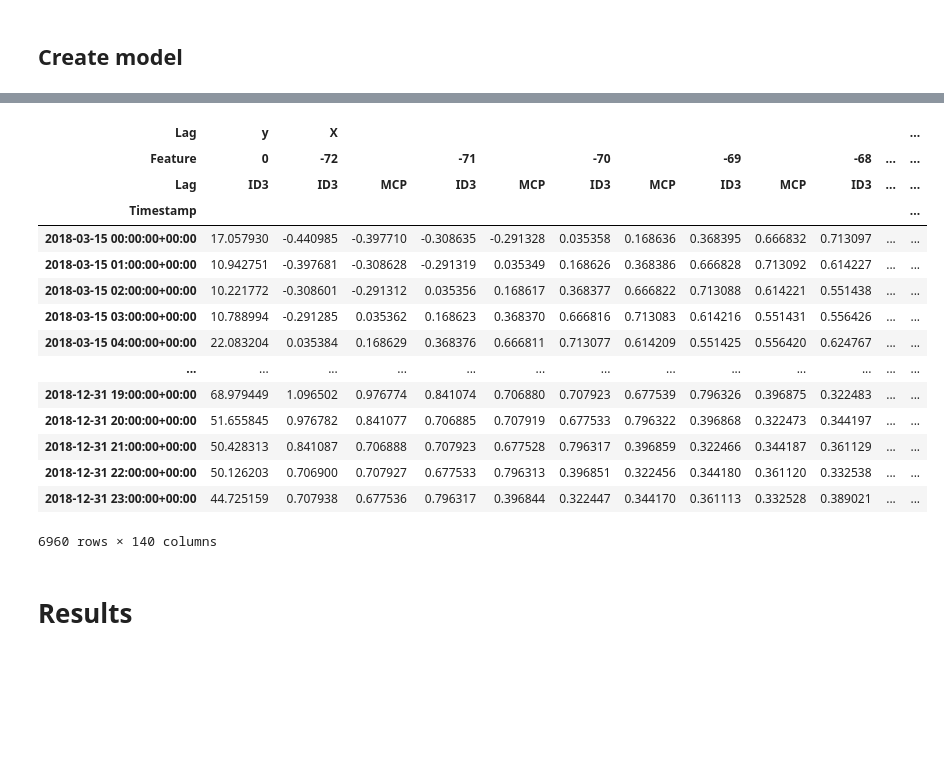
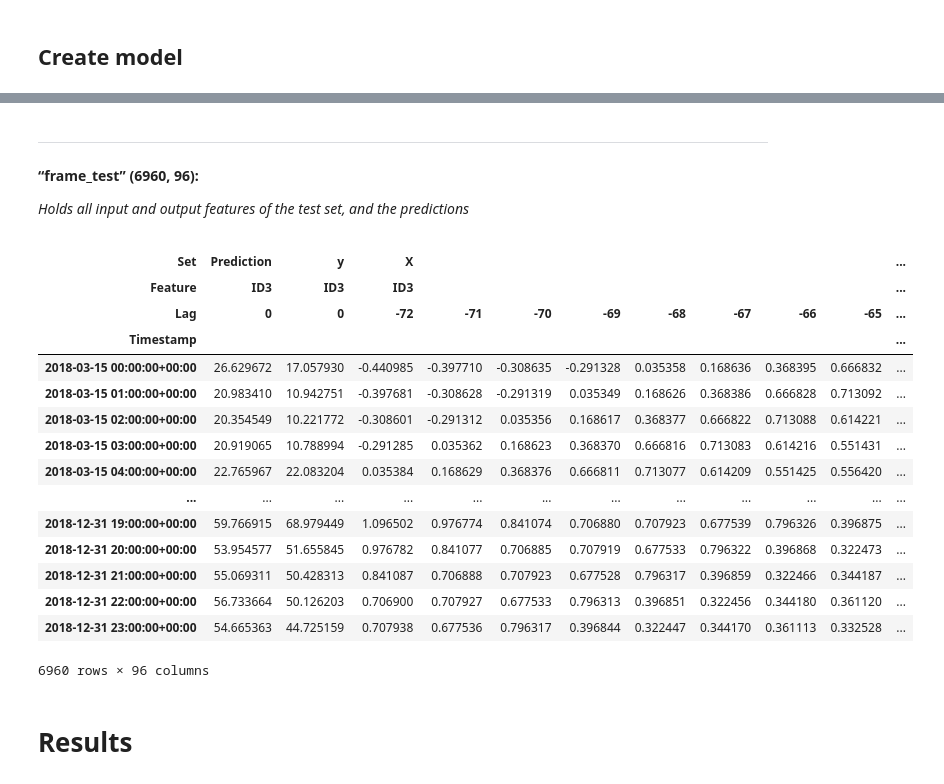
Before and after one commit to timovijn/ElectricityPriceForecasting, a Jupyter notebook: forecasting/forecasting.ipynb, the cells around one changed output, grey strips where cells are left out. Cells and saved outputs as stored; diff of their text form; code cells hidden in the pictures; blank space fills up the shorter version.

```diff
--- a/forecasting/forecasting.ipynb
+++ b/forecasting/forecasting.ipynb
@@ -566,7 +658,7 @@ def model_GRU():
 
     model = Sequential()
 
-    model.add(GRU(LATENT_DIM, input_shape = (len(lag_X), len(X.columns))))
+    model.add(GRU(LATENT_DIM, input_shape = (len(lag), len(feature_X))))
 
     model.add(RepeatVector(HORIZON))
 
@@ -587,7 +679,7 @@ def model_MLP():
 
     model = Sequential()
 
-    model.add(Dense(200, activation = 'relu', kernel_initializer = 'he_normal', input_shape = (frame_train['X'].shape[1],)))
+    model.add(Dense(200, activation = 'relu', kernel_initializer = 'he_normal', input_shape = (len(frame_train['X'].columns),)))
 
     model.add(Dense(100, activation = 'relu', kernel_initializer = 'he_normal'))
 
@@ -602,15 +694,24 @@ def learn(model):
 
     from keras.callbacks import EarlyStopping
 
-    earlystop = EarlyStopping(monitor = 'val_loss', mode = 'min', patience = 5, verbose = 1)
+    earlystop = EarlyStopping       (
+                                    monitor = 'val_loss',
+                                    mode = 'min',
+                                    patience = 10,
+                                    verbose = 1,
+                                    )
 
-    history = model.fit(    X_train,
-                            np.array(frame_train['y']),
+    history = model.fit     (
+                            X_train,
+                            y_train,
                             batch_size = BATCH_SIZE,
                             epochs = EPOCHS,
-                            validation_data = (X_val, frame_val['y']),
+                            validation_data =   (
+                                                X_val,
+                                                y_val,
+                                                ),
                             callbacks = [earlystop],
-                            verbose = 1
+                            verbose = 1,
                             )
 
     # summarize history for accuracy
@@ -666,7 +767,7 @@ if model_sel == 'GRU':
 
 if model_sel == 'MLP':
 
-    X_train, y_train, X_test, y_test, X_val, y_val = three_dim_tensor(frame_train, frame_test, frame_val)
+    X_train, y_train, X_test, y_test, X_val, y_val = two_dim_tensor(frame_train, frame_test, frame_val)
 
     model = model_MLP()
 
@@ -700,39 +862,44 @@ if model_sel == 'LASSO':
 # %%
 
 # ———————————————————————————————————————————————————————————————————————————————————————————————————— #
 
-predictions = pd.DataFrame(index = frame_test.index, columns = pd.MultiIndex.from_product([['Prediction'], y.columns, lag_y], names = ['Type', 'Feature', 'Lag']))
+predictions = pd.DataFrame().reindex_like(frame_test['y'])
+
+predictions = pd.concat([predictions], keys = ['Prediction'], names = ['Set'], axis = 1)
 
 # ———————————————————————————————————————————————————————————————————————————————————————————————————— #
 
-frame_test = pd.merge(frame_test, predictions, left_index = True, right_index = True)
+frame_test = pd.merge(predictions, frame_test, left_index = True, right_index = True)
 
 frame_test['Prediction'] = model.predict(X_test)
 
 frame_test['Prediction'] = y_scaler.inverse_transform(frame_test['Prediction'])
 
 frame_test['y'] = y_scaler.inverse_transform(frame_test['y'])
 
 # ———————————————————————————————————————————————————————————————————————————————————————————————————— #
 
+display(Markdown('***')), display(Markdown(f'**“frame_test” {(frame_test.shape)}:** <p> *Holds all input and output features of the test set, and the predictions*'))
 display(frame_test)
 # %% [output]
+***
+**“frame_test” (6960, 96):** <p> *Holds all input and output features of the test set, and the predictions*
-| Lag | y | X |  |  |  |  |  |  |  |  |  | ... |
-| Feature | 0 | -72 |  | -71 |  | -70 |  | -69 |  | -68 | ... | ... |
-| Lag | ID3 | ID3 | MCP | ID3 | MCP | ID3 | MCP | ID3 | MCP | ID3 | ... | ... |
-| Timestamp |  |  |  |  |  |  |  |  |  |  |  | ... |
-| 2018-03-15 00:00:00+00:00 | 17.057930 | -0.440985 | -0.397710 | -0.308635 | -0.291328 | 0.035358 | 0.168636 | 0.368395 | 0.666832 | 0.713097 | ... | ... |
-| 2018-03-15 01:00:00+00:00 | 10.942751 | -0.397681 | -0.308628 | -0.291319 | 0.035349 | 0.168626 | 0.368386 | 0.666828 | 0.713092 | 0.614227 | ... | ... |
-| 2018-03-15 02:00:00+00:00 | 10.221772 | -0.308601 | -0.291312 | 0.035356 | 0.168617 | 0.368377 | 0.666822 | 0.713088 | 0.614221 | 0.551438 | ... | ... |
-| 2018-03-15 03:00:00+00:00 | 10.788994 | -0.291285 | 0.035362 | 0.168623 | 0.368370 | 0.666816 | 0.713083 | 0.614216 | 0.551431 | 0.556426 | ... | ... |
-| 2018-03-15 04:00:00+00:00 | 22.083204 | 0.035384 | 0.168629 | 0.368376 | 0.666811 | 0.713077 | 0.614209 | 0.551425 | 0.556420 | 0.624767 | ... | ... |
-| ... | ... | ... | ... | ... | ... | ... | ... | ... | ... | ... | ... | ... |
-| 2018-12-31 19:00:00+00:00 | 68.979449 | 1.096502 | 0.976774 | 0.841074 | 0.706880 | 0.707923 | 0.677539 | 0.796326 | 0.396875 | 0.322483 | ... | ... |
-| 2018-12-31 20:00:00+00:00 | 51.655845 | 0.976782 | 0.841077 | 0.706885 | 0.707919 | 0.677533 | 0.796322 | 0.396868 | 0.322473 | 0.344197 | ... | ... |
-| 2018-12-31 21:00:00+00:00 | 50.428313 | 0.841087 | 0.706888 | 0.707923 | 0.677528 | 0.796317 | 0.396859 | 0.322466 | 0.344187 | 0.361129 | ... | ... |
-| 2018-12-31 22:00:00+00:00 | 50.126203 | 0.706900 | 0.707927 | 0.677533 | 0.796313 | 0.396851 | 0.322456 | 0.344180 | 0.361120 | 0.332538 | ... | ... |
-| 2018-12-31 23:00:00+00:00 | 44.725159 | 0.707938 | 0.677536 | 0.796317 | 0.396844 | 0.322447 | 0.344170 | 0.361113 | 0.332528 | 0.389021 | ... | ... |
+| Set | Prediction | y | X |  |  |  |  |  |  |  | ... |
+| Feature | ID3 | ID3 | ID3 |  |  |  |  |  |  |  | ... |
+| Lag | 0 | 0 | -72 | -71 | -70 | -69 | -68 | -67 | -66 | -65 | ... |
+| Timestamp |  |  |  |  |  |  |  |  |  |  | ... |
+| 2018-03-15 00:00:00+00:00 | 26.629672 | 17.057930 | -0.440985 | -0.397710 | -0.308635 | -0.291328 | 0.035358 | 0.168636 | 0.368395 | 0.666832 | ... |
+| 2018-03-15 01:00:00+00:00 | 20.983410 | 10.942751 | -0.397681 | -0.308628 | -0.291319 | 0.035349 | 0.168626 | 0.368386 | 0.666828 | 0.713092 | ... |
+| 2018-03-15 02:00:00+00:00 | 20.354549 | 10.221772 | -0.308601 | -0.291312 | 0.035356 | 0.168617 | 0.368377 | 0.666822 | 0.713088 | 0.614221 | ... |
+| 2018-03-15 03:00:00+00:00 | 20.919065 | 10.788994 | -0.291285 | 0.035362 | 0.168623 | 0.368370 | 0.666816 | 0.713083 | 0.614216 | 0.551431 | ... |
+| 2018-03-15 04:00:00+00:00 | 22.765967 | 22.083204 | 0.035384 | 0.168629 | 0.368376 | 0.666811 | 0.713077 | 0.614209 | 0.551425 | 0.556420 | ... |
+| ... | ... | ... | ... | ... | ... | ... | ... | ... | ... | ... | ... |
+| 2018-12-31 19:00:00+00:00 | 59.766915 | 68.979449 | 1.096502 | 0.976774 | 0.841074 | 0.706880 | 0.707923 | 0.677539 | 0.796326 | 0.396875 | ... |
+| 2018-12-31 20:00:00+00:00 | 53.954577 | 51.655845 | 0.976782 | 0.841077 | 0.706885 | 0.707919 | 0.677533 | 0.796322 | 0.396868 | 0.322473 | ... |
+| 2018-12-31 21:00:00+00:00 | 55.069311 | 50.428313 | 0.841087 | 0.706888 | 0.707923 | 0.677528 | 0.796317 | 0.396859 | 0.322466 | 0.344187 | ... |
+| 2018-12-31 22:00:00+00:00 | 56.733664 | 50.126203 | 0.706900 | 0.707927 | 0.677533 | 0.796313 | 0.396851 | 0.322456 | 0.344180 | 0.361120 | ... |
+| 2018-12-31 23:00:00+00:00 | 54.665363 | 44.725159 | 0.707938 | 0.677536 | 0.796317 | 0.396844 | 0.322447 | 0.344170 | 0.361113 | 0.332528 | ... |
-6960 rows × 140 columns
+6960 rows × 96 columns
 # %% [markdown]
 # Results
 # %% [markdown]
```
Also changed, not shown: parts of 21 cells of this notebook.
